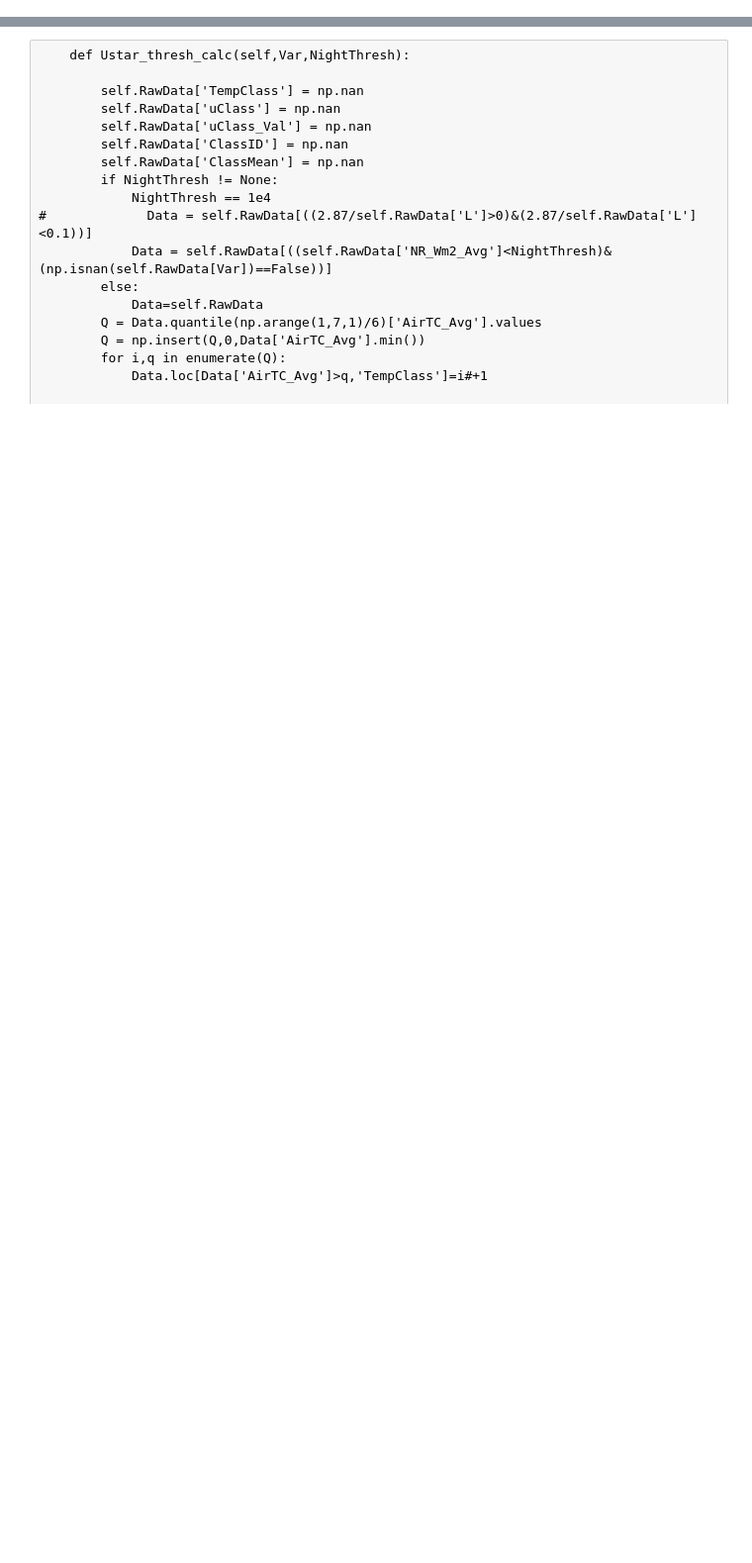
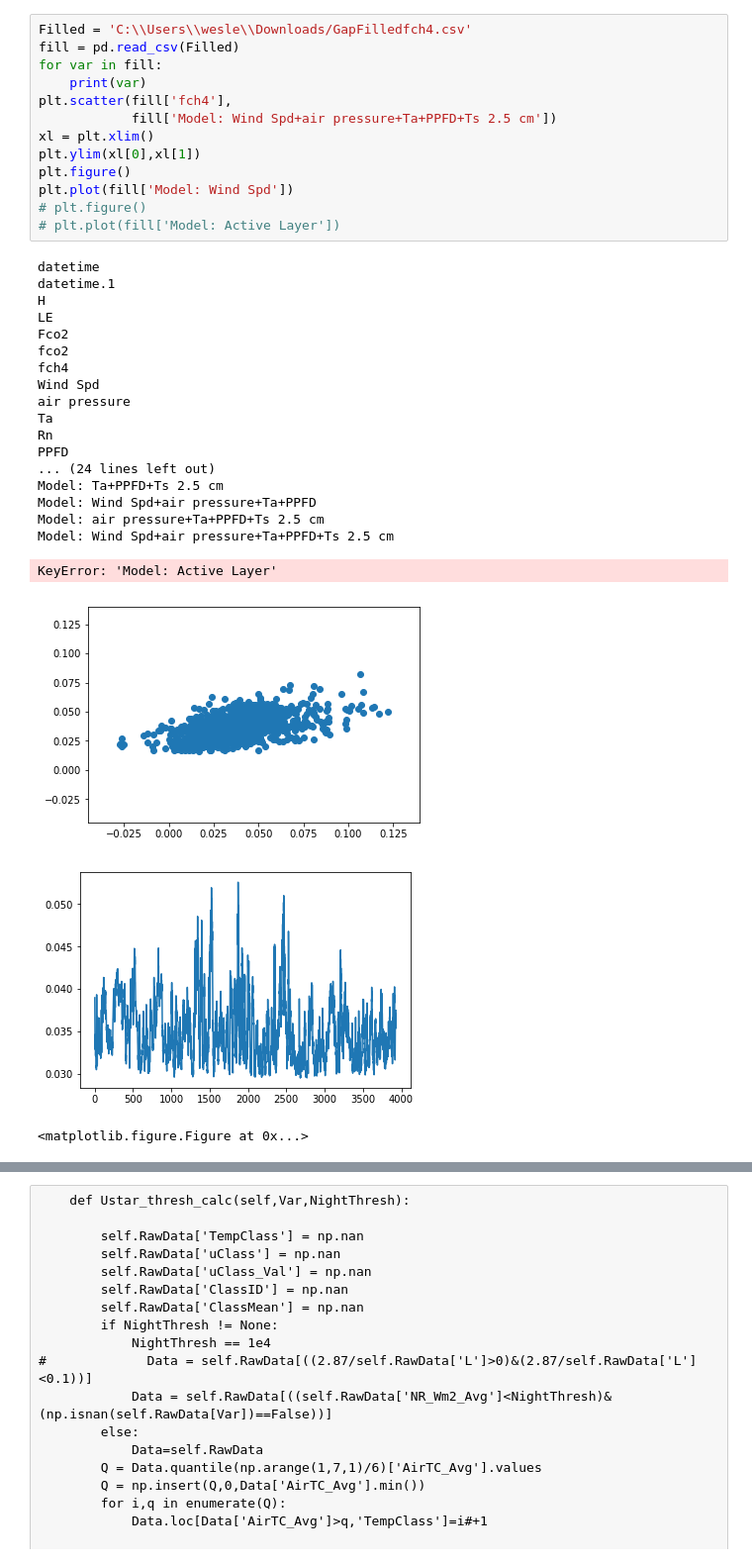
Before and after one commit to June-Skeeter/FishIsland_Processing, a Jupyter notebook: Compiler.ipynb, the cells around one changed output, grey strips where cells are left out. Shown: that part at 99% size. Saved outputs shown, nothing was run; the diff lists cells and outputs as text; blank space fills up the shorter version.

```diff
--- a/Compiler.ipynb
+++ b/Compiler.ipynb
@@ -76,3 +128,38 @@ Data = Comp.Data
+# %%
+Filled = 'C:\\Users\\wesle\\Downloads/GapFilledfch4.csv'
+fill = pd.read_csv(Filled)
+for var in fill:
+    print(var)
+plt.scatter(fill['fch4'],
+            fill['Model: Wind Spd+air pressure+Ta+PPFD+Ts 2.5 cm'])
+xl = plt.xlim()
+plt.ylim(xl[0],xl[1])
+plt.figure()
+plt.plot(fill['Model: Wind Spd'])
+# plt.figure()
+# plt.plot(fill['Model: Active Layer'])
+# %% [output]
+datetime
+datetime.1
+H
+LE
+Fco2
+fco2
+fch4
+Wind Spd
+air pressure
+Ta
+Rn
+PPFD
+... (24 lines left out)
+Model: Ta+PPFD+Ts 2.5 cm
+Model: Wind Spd+air pressure+Ta+PPFD
+Model: air pressure+Ta+PPFD+Ts 2.5 cm
+Model: Wind Spd+air pressure+Ta+PPFD+Ts 2.5 cm
+KeyError: 'Model: Active Layer'
+[figure, added]
+[figure, added]
+<matplotlib.figure.Figure at 0x...>
 # %%
 Green = (0,1,.1,.8)
 Red = (1,0,.1,.8)
```
Also changed, not shown: parts of 7 cells of this notebook, 1 other file.
